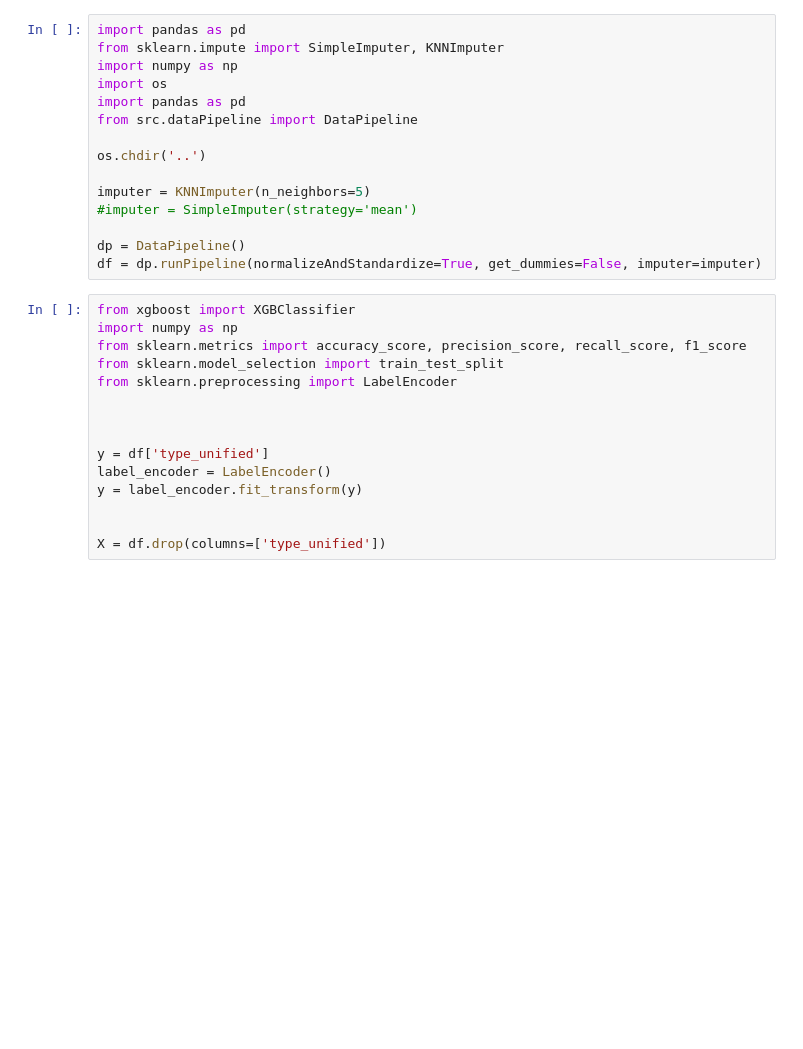
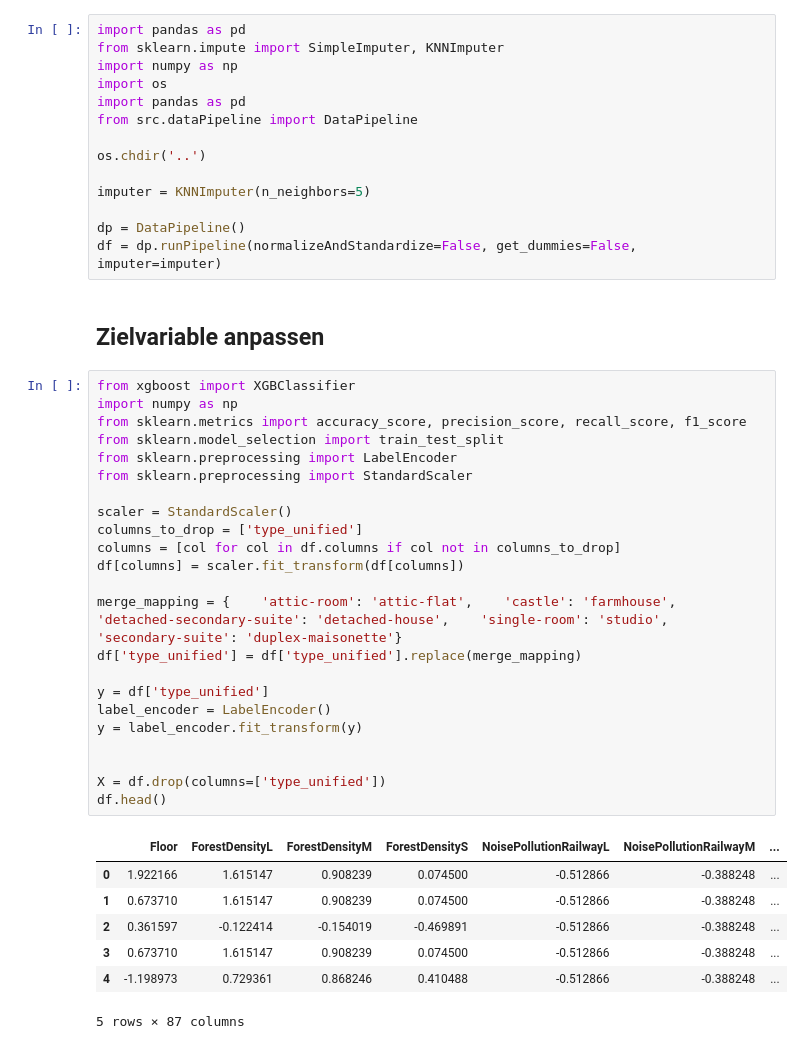
Before and after one commit to staldenhoefler/immo_challenge, a Jupyter notebook: notebooks/XGBoost_Classifier.ipynb, the cells around one changed output. Drawn from its saved outputs; the diff is of its cells as text; blank space fills up the shorter version.

```diff
--- a/notebooks/XGBoost_Classifier.ipynb
+++ b/notebooks/XGBoost_Classifier.ipynb
@@ -9,22 +12,39 @@ from src.dataPipeline import DataPipeline
 os.chdir('..')
 
 imputer = KNNImputer(n_neighbors=5)
-#imputer = SimpleImputer(strategy='mean')
 
 dp = DataPipeline()
-df = dp.runPipeline(normalizeAndStandardize=True, get_dummies=False, imputer=imputer)
+df = dp.runPipeline(normalizeAndStandardize=False, get_dummies=False, imputer=imputer)
+# %% [markdown]
+## Zielvariable anpassen
 # %%
 from xgboost import XGBClassifier
 import numpy as np
 from sklearn.metrics import accuracy_score, precision_score, recall_score, f1_score
 from sklearn.model_selection import train_test_split
 from sklearn.preprocessing import LabelEncoder
+from sklearn.preprocessing import StandardScaler
 
+scaler = StandardScaler()
+columns_to_drop = ['type_unified']
+columns = [col for col in df.columns if col not in columns_to_drop]
+df[columns] = scaler.fit_transform(df[columns])
 
+merge_mapping = {    'attic-room': 'attic-flat',    'castle': 'farmhouse',    'detached-secondary-suite': 'detached-house',    'single-room': 'studio',    'secondary-suite': 'duplex-maisonette'}
+df['type_unified'] = df['type_unified'].replace(merge_mapping)
 
 y = df['type_unified']
 label_encoder = LabelEncoder()
 y = label_encoder.fit_transform(y)
 
 
 X = df.drop(columns=['type_unified'])
+df.head()
+# %% [output]
+|  | Floor | ForestDensityL | ForestDensityM | ForestDensityS | NoisePollutionRailwayL | NoisePollutionRailwayM | ... |
+| 0 | 1.922166 | 1.615147 | 0.908239 | 0.074500 | -0.512866 | -0.388248 | ... |
+| 1 | 0.673710 | 1.615147 | 0.908239 | 0.074500 | -0.512866 | -0.388248 | ... |
+| 2 | 0.361597 | -0.122414 | -0.154019 | -0.469891 | -0.512866 | -0.388248 | ... |
+| 3 | 0.673710 | 1.615147 | 0.908239 | 0.074500 | -0.512866 | -0.388248 | ... |
+| 4 | -1.198973 | 0.729361 | 0.868246 | 0.410488 | -0.512866 | -0.388248 | ... |
+5 rows × 87 columns
```
Also changed, not shown: parts of 5 cells of this notebook, 8 other files.
